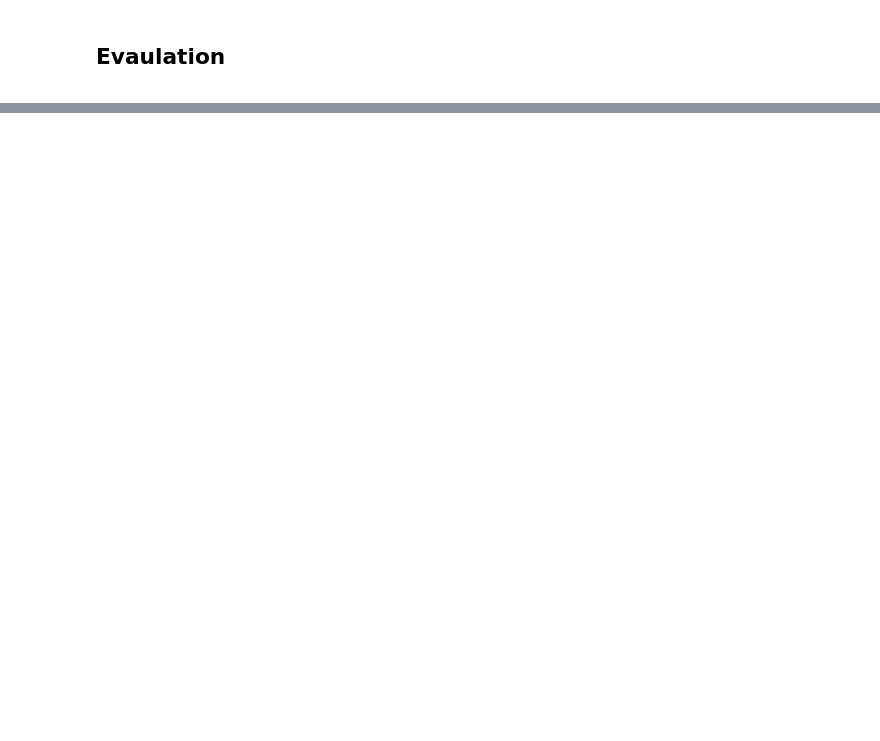
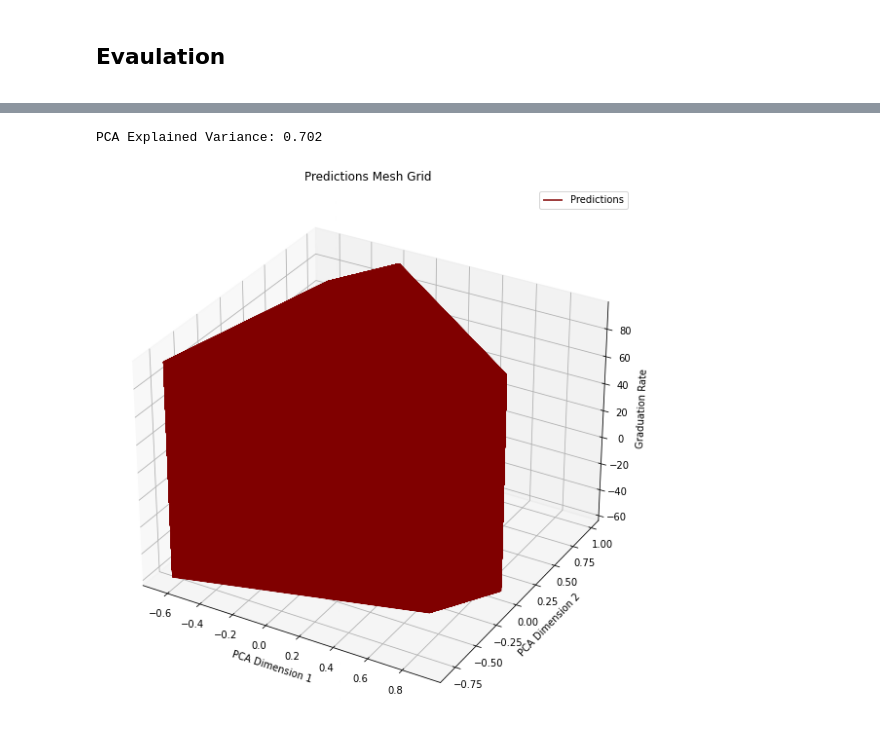
Before and after one commit to derekcaramella/GraduationRatePredictor, a Jupyter notebook: 2022_05_02_Caramella_DSC465_FinalProject_Script.ipynb, the cells around one changed output, grey strips where cells are left out. Saved outputs shown, nothing was run; the diff lists cells and outputs as text; code cells hidden in the pictures; blank space fills up the shorter version.

Commit message:
Improved Mesh Grid

```diff
--- a/2022_05_02_Caramella_DSC465_FinalProject_Script.ipynb
+++ b/2022_05_02_Caramella_DSC465_FinalProject_Script.ipynb
@@ -531,8 +533,7 @@ Mean Absolute Error: 6.571
 Mean Squared Error: 115.972
 Median Squared Error: 3.863
 # %%
-grid_params = {
-    'alpha_1':[1e-1, 1e-2, 1e-3, 1e-4, 1e-5, 1e-6, 1e-9],
+grid_params = {'alpha_1':[1e-1, 1e-2, 1e-3, 1e-4, 1e-5, 1e-6, 1e-9],
     'alpha_2':[1e-1, 1e-2, 1e-3, 1e-4, 1e-5, 1e-6, 1e-9],
     'lambda_1': [1e-1, 1e-2, 1e-3, 1e-4, 1e-5, 1e-6, 1e-9],
     'lambda_2': [1e-1, 1e-2, 1e-3, 1e-4, 1e-5, 1e-6, 1e-9]
@@ -651,13 +692,18 @@ plt.show()
 # %%
+# %matplotlib notebook
 mesh_grid_array_preprocessed = model._x_preprocessing(mesh_grid_array, training=False)
 wire_mesh_predictions = model.predict(mesh_grid_array)
 
 fig_PCA = PCA(n_components=2)
 pca_data = pd.DataFrame(fig_PCA.fit_transform(mesh_grid_array_preprocessed),
-                        columns=['PCA Dimension 1', 'PCA Dimension 2']
+                        columns=['PCA Dimension 1', 'PCA Dimension 2'])
 print(f'PCA Explained Variance: {np.round(fig_PCA.explained_variance_ratio_.sum(), 3)}')
 
 
 wire_mesh_prediction(mesh_grid=pca_data, predictions=wire_mesh_predictions,
                      x_feature_name='PCA Dimension 1', y_feature_name='PCA Dimension 2',
                      xlabel='PCA Dimension 1', ylabel='PCA Dimension 2')
+plt.show()
+# %% [output]
+PCA Explained Variance: 0.702
+[figure, added]
```
Also changed, not shown: parts of 15 cells of this notebook.
